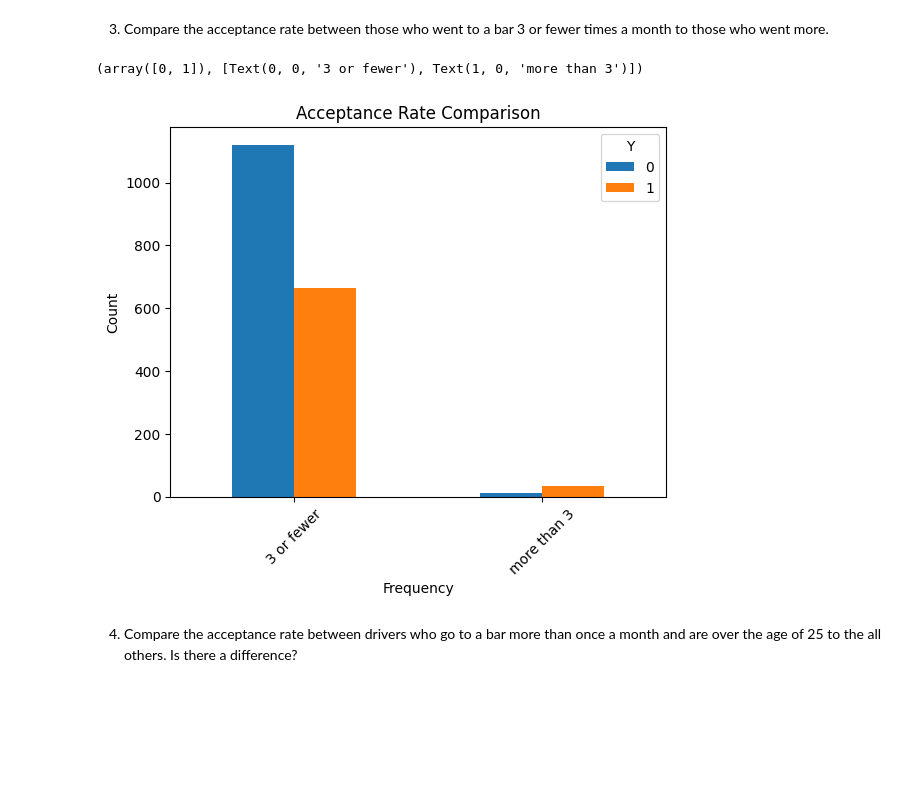
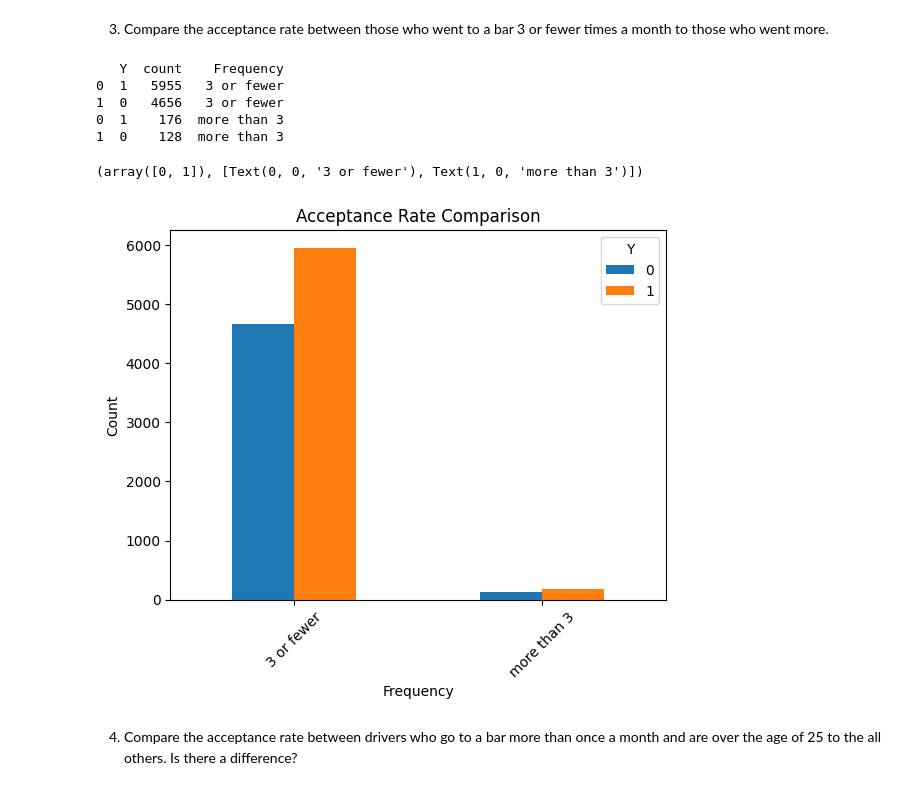
Before and after one commit to iswarcb/test, a Jupyter notebook: assignment_5.ipynb, the cells around one changed output. Saved outputs shown, nothing was run; the diff lists cells and outputs as text; code cells hidden in the pictures; blank space fills up the shorter version.

```diff
--- a/assignment_5.ipynb
+++ b/assignment_5.ipynb
@@ -288,30 +288,34 @@ Name: proportion, dtype: float64
 # %% [markdown]
 3. Compare the acceptance rate between those who went to a bar 3 or fewer times a month to those who went more.
 # %%
-#Since Bar has some rows with Nan, removing those
-bar_df_cleaned = bar_df.dropna(subset=['Bar'])
-
-#print(bar_df_cleaned['Bar'].unique())
 #['never' 'less1' '1~3' 'gt8' '4~8']
 list1 = ['1~3', 'never', 'less1']
-df1 = bar_df_cleaned.query("`Bar` in @list1")
+df1 = dn_data.query("`Bar` in @list1")
 df_3_or_fewer = df1['Y'].value_counts().reset_index()
 df_3_or_fewer['Frequency'] = '3 or fewer'
 
+
 list2 = ['4-8', 'gt8']
-df2 = bar_df_cleaned.query("`Bar` in @list2")
+df2 = dn_data.query("`Bar` in @list2")
 df_more_than_3 = df2['Y'].value_counts().reset_index()
 df_more_than_3['Frequency'] = 'more than 3'
+
 data = pd.concat([df_3_or_fewer, df_more_than_3], axis=0)
 
+print(data)
 data.pivot_table(index = 'Frequency', columns='Y').plot(kind='bar', y='count')
 plt.title('Acceptance Rate Comparison')
 plt.xlabel('Frequency')
 plt.ylabel('Count')
 plt.xticks(rotation=45)
 # %% [output]
-(array([0, 1]), [Text(0, 0, '3 or fewer'), Text(1, 0, 'more than 3')])
+   Y  count    Frequency
+0  1   5955   3 or fewer
+1  0   4656   3 or fewer
+0  1    176  more than 3
+1  0    128  more than 3
+(array([0, 1]), [Text(0, 0, '3 or fewer'), Text(1, 0, 'more than 3')])
-[figure, old version]
+[figure, new version]
 # %% [markdown]
 4. Compare the acceptance rate between drivers who go to a bar more than once a month and are over the age of 25 to the all others.  Is there a difference?
 # %%
```
Also changed, not shown: parts of 7 cells of this notebook.
